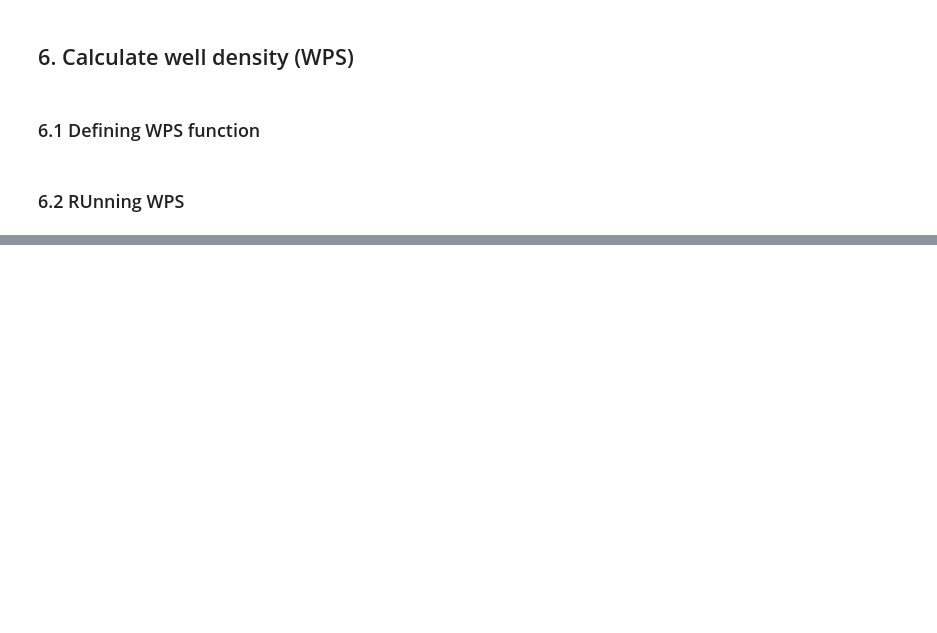
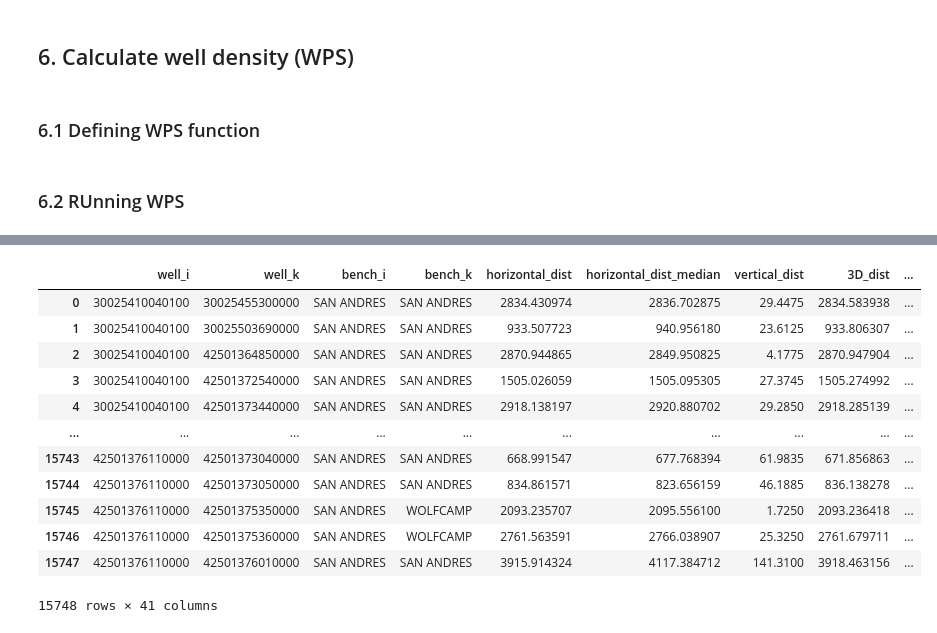
Before and after one commit to apoorvasaxena03/well-spacing-analyzer, a Jupyter notebook: notebooks/spacing_stat_ik_v1.ipynb, the cells around one changed output, grey strips where cells are left out. Cells and saved outputs as stored; diff of their text form; code cells hidden in the pictures; blank space fills up the shorter version.

```diff
--- a/notebooks/spacing_stat_ik_v1.ipynb
+++ b/notebooks/spacing_stat_ik_v1.ipynb
@@ -3932,0 +3927,16 @@ neighbors_i
+# %%
+df_spacing_ik_bench_filt
+# %% [output]
+|  | well_i | well_k | bench_i | bench_k | horizontal_dist | horizontal_dist_median | vertical_dist | 3D_dist | ... |
+| 0 | 30025410040100 | 30025455300000 | SAN ANDRES | SAN ANDRES | 2834.430974 | 2836.702875 | 29.4475 | 2834.583938 | ... |
+| 1 | 30025410040100 | 30025503690000 | SAN ANDRES | SAN ANDRES | 933.507723 | 940.956180 | 23.6125 | 933.806307 | ... |
+| 2 | 30025410040100 | 42501364850000 | SAN ANDRES | SAN ANDRES | 2870.944865 | 2849.950825 | 4.1775 | 2870.947904 | ... |
+| 3 | 30025410040100 | 42501372540000 | SAN ANDRES | SAN ANDRES | 1505.026059 | 1505.095305 | 27.3745 | 1505.274992 | ... |
+| 4 | 30025410040100 | 42501373440000 | SAN ANDRES | SAN ANDRES | 2918.138197 | 2920.880702 | 29.2850 | 2918.285139 | ... |
+| ... | ... | ... | ... | ... | ... | ... | ... | ... | ... |
+| 15743 | 42501376110000 | 42501373040000 | SAN ANDRES | SAN ANDRES | 668.991547 | 677.768394 | 61.9835 | 671.856863 | ... |
+| 15744 | 42501376110000 | 42501373050000 | SAN ANDRES | SAN ANDRES | 834.861571 | 823.656159 | 46.1885 | 836.138278 | ... |
+| 15745 | 42501376110000 | 42501375350000 | SAN ANDRES | WOLFCAMP | 2093.235707 | 2095.556100 | 1.7250 | 2093.236418 | ... |
+| 15746 | 42501376110000 | 42501375360000 | SAN ANDRES | WOLFCAMP | 2761.563591 | 2766.038907 | 25.3250 | 2761.679711 | ... |
+| 15747 | 42501376110000 | 42501376010000 | SAN ANDRES | SAN ANDRES | 3915.914324 | 4117.384712 | 141.3100 | 3918.463156 | ... |
+15748 rows × 41 columns
```
Also changed, not shown: parts of 13 cells of this notebook.
